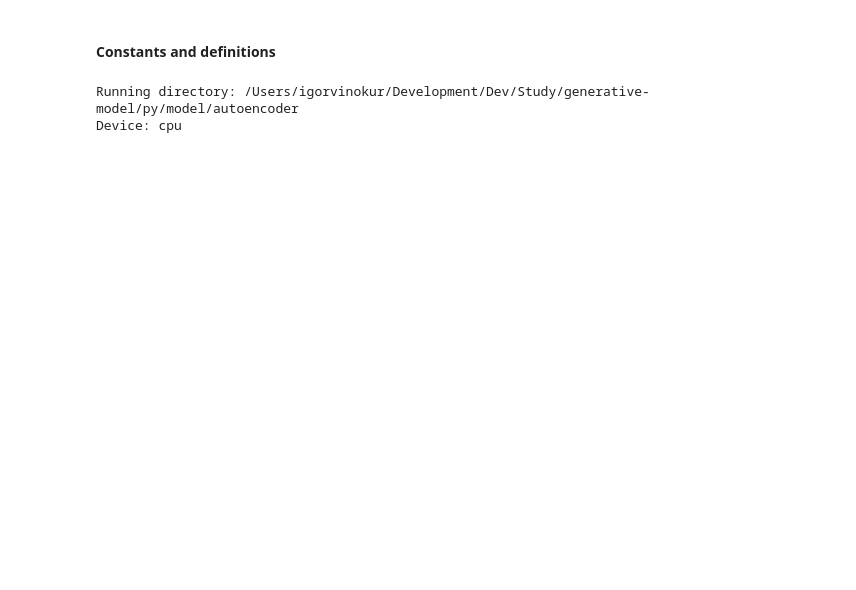
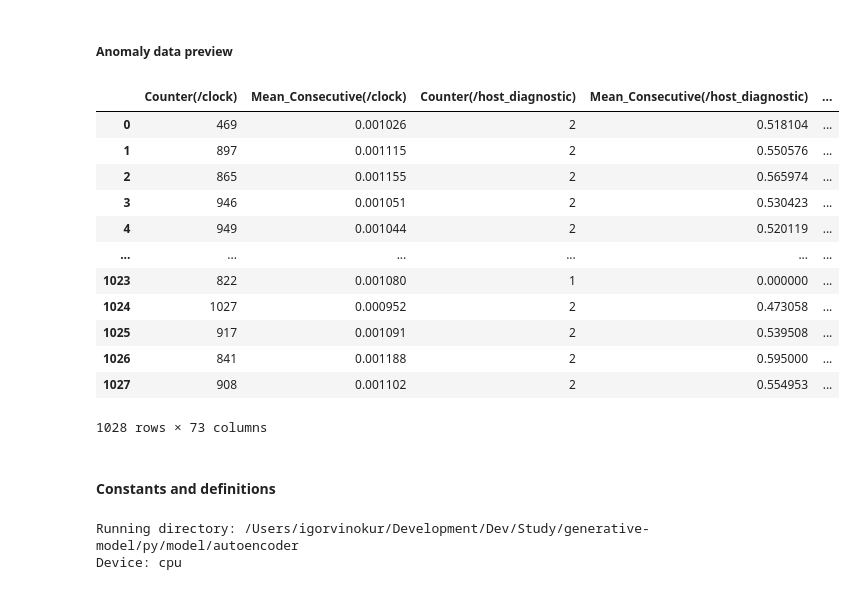
Before and after one commit to ivinokuri/generative-model, a Jupyter notebook: py/model/autoencoder/DataAnalyzing.ipynb, the cells around one changed output. Cells and saved outputs as stored; diff of their text form; code cells hidden in the pictures; blank space fills up the shorter version.

```diff
--- a/py/model/autoencoder/DataAnalyzing.ipynb
+++ b/py/model/autoencoder/DataAnalyzing.ipynb
@@ -15,0 +48,19 @@ import datetime
+# %% [markdown]
+##### Anomaly data preview
+# %%
+ANOMALY_DATA = pandas.read_csv('../../../rnn/merged_test.csv')
+ANOMALY_DATA
+# %% [output]
+|  | Counter(/clock) | Mean_Consecutive(/clock) | Counter(/host_diagnostic) | Mean_Consecutive(/host_diagnostic) | ... |
+| 0 | 469 | 0.001026 | 2 | 0.518104 | ... |
+| 1 | 897 | 0.001115 | 2 | 0.550576 | ... |
+| 2 | 865 | 0.001155 | 2 | 0.565974 | ... |
+| 3 | 946 | 0.001051 | 2 | 0.530423 | ... |
+| 4 | 949 | 0.001044 | 2 | 0.520119 | ... |
+| ... | ... | ... | ... | ... | ... |
+| 1023 | 822 | 0.001080 | 1 | 0.000000 | ... |
+| 1024 | 1027 | 0.000952 | 2 | 0.473058 | ... |
+| 1025 | 917 | 0.001091 | 2 | 0.539508 | ... |
+| 1026 | 841 | 0.001188 | 2 | 0.595000 | ... |
+| 1027 | 908 | 0.001102 | 2 | 0.554953 | ... |
+1028 rows × 73 columns
```
Also changed, not shown: parts of 13 cells of this notebook, 21 other files.
